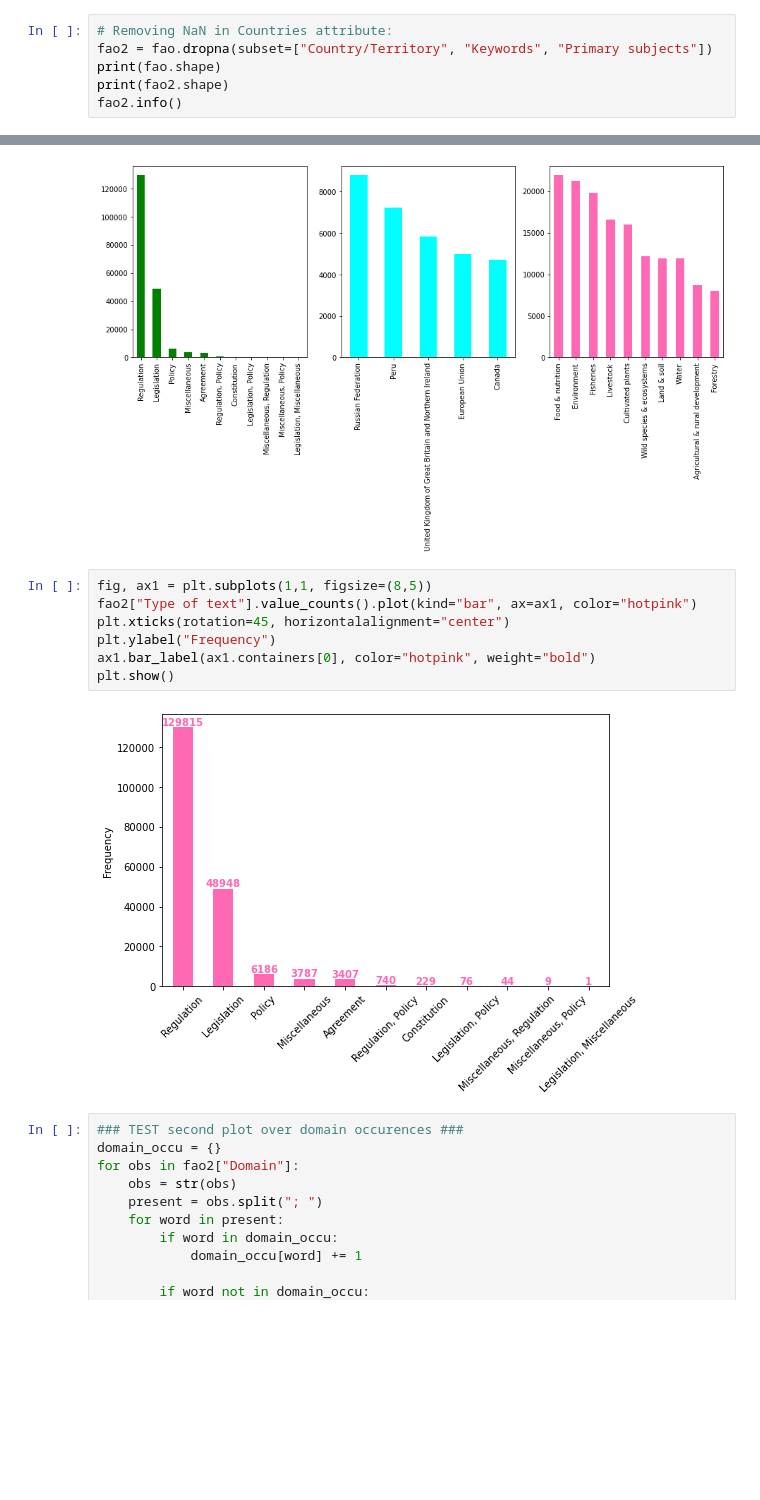
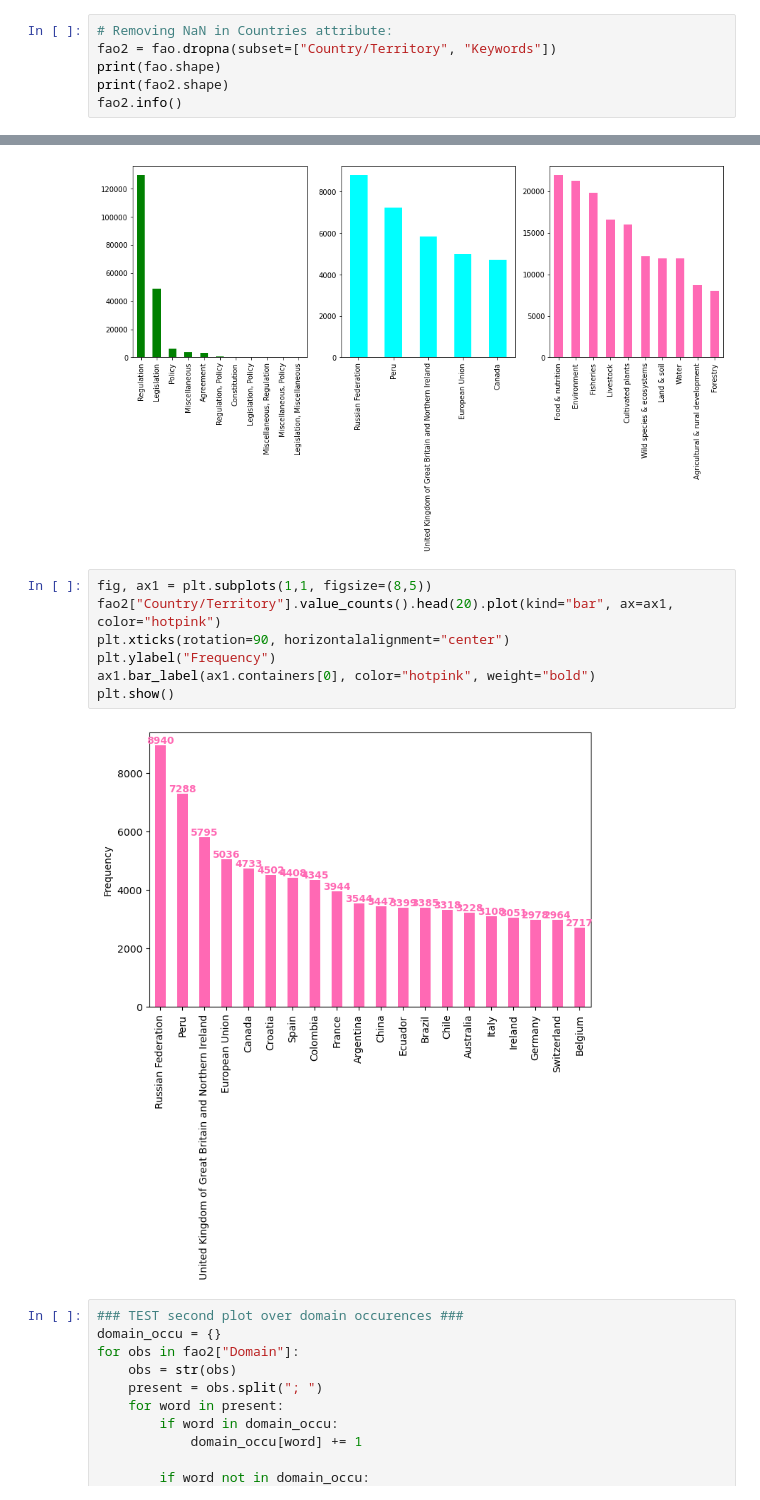
Before and after one commit to gustavn19/Fagprojekt, a Jupyter notebook: js_sandbox.ipynb, the cells around one changed output, grey strips where cells are left out. Cells and saved outputs as stored; diff of their text form; blank space fills up the shorter version.

Commit message:
first plot to illustrate data bias

```diff
--- a/js_sandbox.ipynb
+++ b/js_sandbox.ipynb
@@ -150,7 +150,7 @@ dtypes: category(2), object(9)
 memory usage: 13.7+ MB
 # %%
 # Removing NaN in Countries attribute:
-fao2 = fao.dropna(subset=["Country/Territory", "Keywords", "Primary subjects"])
+fao2 = fao.dropna(subset=["Country/Territory", "Keywords"])
 print(fao.shape)
 print(fao2.shape)
 fao2.info()
@@ -197,13 +197,13 @@ plt.show()
 [figure]
 # %%
 fig, ax1 = plt.subplots(1,1, figsize=(8,5))
-fao2["Type of text"].value_counts().plot(kind="bar", ax=ax1, color="hotpink")
-plt.xticks(rotation=45, horizontalalignment="center")
+fao2["Country/Territory"].value_counts().head(20).plot(kind="bar", ax=ax1, color="hotpink")
+plt.xticks(rotation=90, horizontalalignment="center")
 plt.ylabel("Frequency")
 ax1.bar_label(ax1.containers[0], color="hotpink", weight="bold")
 plt.show()
 # %% [output]
-[figure, old version]
+[figure, new version]
 # %%
 ### TEST second plot over domain occurences ###
 domain_occu = {}
```
Also changed, not shown: parts of 1 cell of this notebook, 2 other files.
